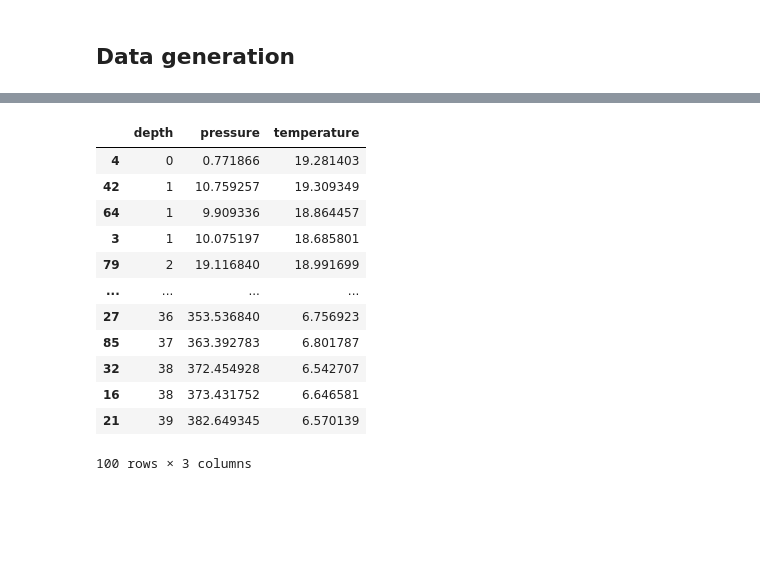
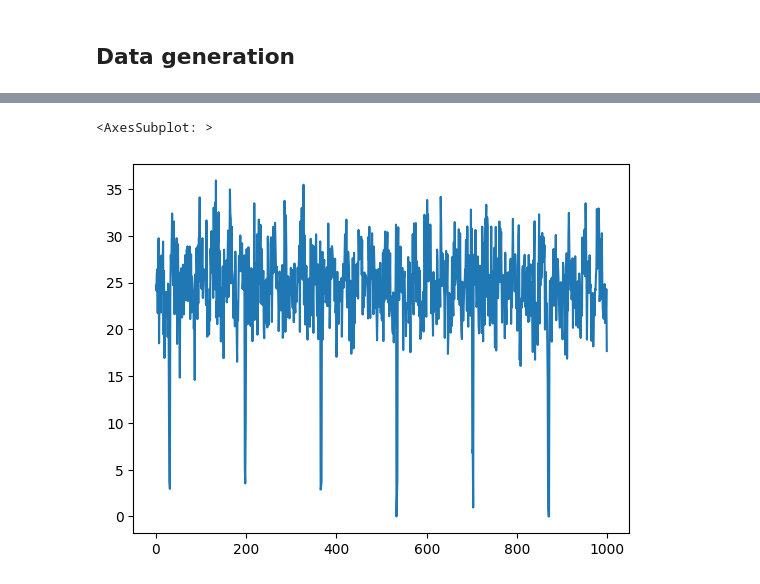
Before and after one commit to AdamSioud/Start-NTNU-Hackathon-2022, a Jupyter notebook: data-processing/data_processing.ipynb, the cells around one changed output, grey strips where cells are left out. Cells and saved outputs as stored; diff of their text form; code cells hidden in the pictures; blank space fills up the shorter version.

```diff
--- a/data-processing/data_processing.ipynb
+++ b/data-processing/data_processing.ipynb
@@ -132,16 +139,29 @@ temp_df.to_csv('data/ID123-1000.csv', index=False)
+# %%
+def get_ID123_b(size=100):
+   df = pd.DataFrame()
+   sinus = np.sin(np.arange(0,size/5, 0.2)) * 2 + 25
+   depth = sinus + np.random.normal(0, 3, size)
+   depth += np.random.choice([0, 2, -5], size=size, p=[0.8, 0.15, 0.05])
+   depth_day = np.random.randint(0, 100)
+   for i in range(size//168 + 1):
+      depth[i*168+depth_day:i*168+depth_day+3] -= 22
+   # clip to avoid - values
+   depth = np.clip(depth, 0, 50)
+   df['depth'] = depth
+   pressure = depth * 9.81 + np.random.normal(0, 3, size)
+   df['pressure'] = pressure
+   temperature = -np.log(depth+0.1) * 3.5 + 18
+   temperature = np.clip(temperature, 2.5, 15)
+   temperature += np.random.normal(0, 0.2, size)
+   df['temperature'] = temperature
+
+   return df
+# %%
+temp_df = get_ID123_b(1000)
+temp_df.to_csv('data/ID123-b-1000.csv')
+temp_df['depth'].plot()
+# %% [output]
+<AxesSubplot: >
+[figure, added]
 # %%
-temp_df.sort_values(by = 'depth').to_csv('')
+a = temp_df.sort_values(by = 'depth').reset_index()
-# %% [output]
-|  | depth | pressure | temperature |
-| 4 | 0 | 0.771866 | 19.281403 |
-| 42 | 1 | 10.759257 | 19.309349 |
-| 64 | 1 | 9.909336 | 18.864457 |
-| 3 | 1 | 10.075197 | 18.685801 |
-| 79 | 2 | 19.116840 | 18.991699 |
-| ... | ... | ... | ... |
-| 27 | 36 | 353.536840 | 6.756923 |
-| 85 | 37 | 363.392783 | 6.801787 |
-| 32 | 38 | 372.454928 | 6.542707 |
-| 16 | 38 | 373.431752 | 6.646581 |
-| 21 | 39 | 382.649345 | 6.570139 |
-100 rows × 3 columns
```
Also changed, not shown: parts of 9 cells of this notebook, 3 other files.
